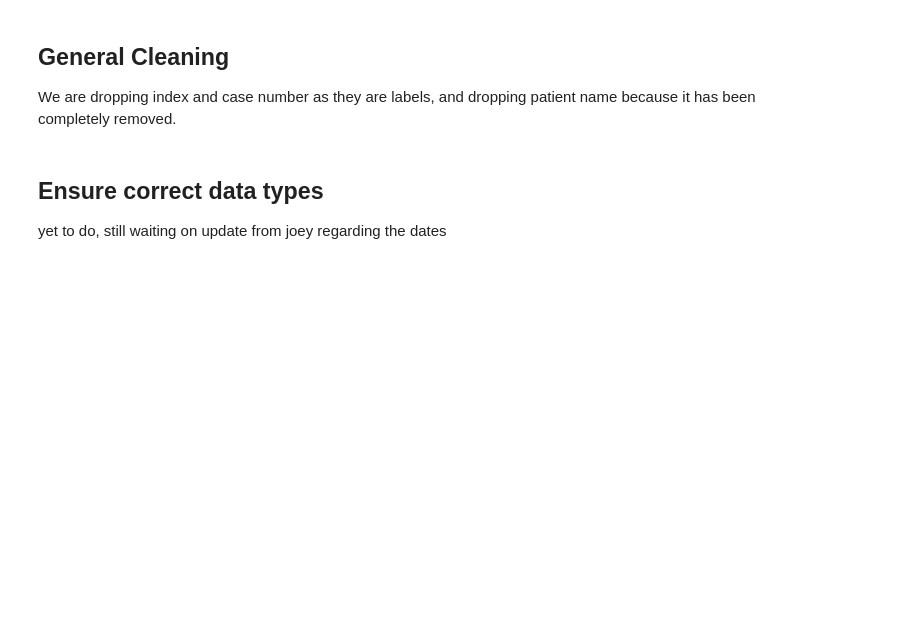
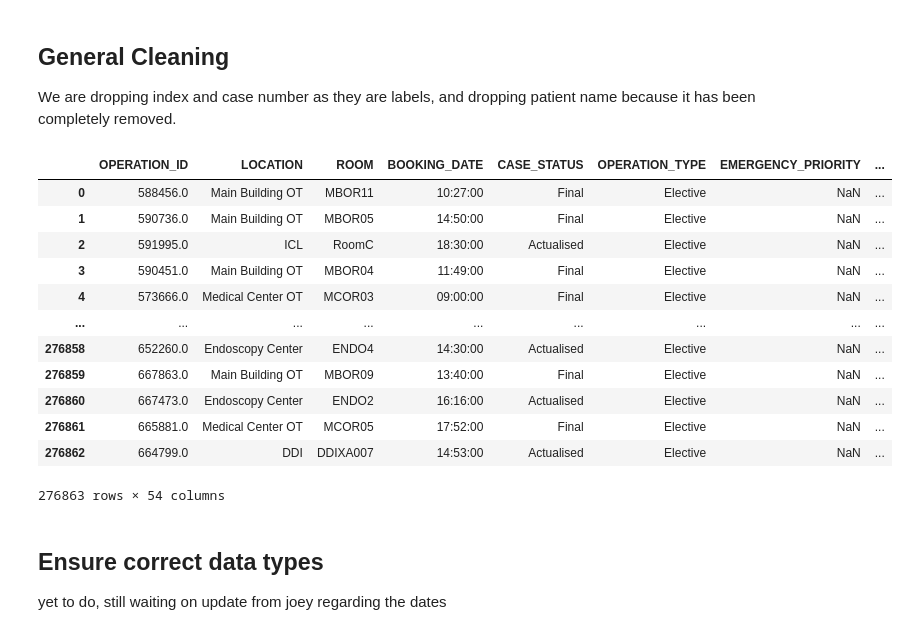
Before and after one commit to joshhlim/BT4103-OPTIC, a Jupyter notebook: data-cleaning-2-copy.ipynb, the cells around one changed output. Saved outputs shown, nothing was run; the diff lists cells and outputs as text; code cells hidden in the pictures; blank space fills up the shorter version.

Commit message:
data cleaning 17 sep

```diff
--- a/data-cleaning-2-copy.ipynb
+++ b/data-cleaning-2-copy.ipynb
@@ -16,8 +14,10 @@ import unicodedata
 ### Importing dataset
 Add filepath below
 # %%
-data = pd.read_excel("oots-cleaned-unlocked.xlsx")
-data.head()
+data = pd.read_excel("oots-cleaned2.xlsx")
+data
+
+validation_data = pd.read_excel("oots-cleaned-unlocked.xlsx")
 # %% [markdown]
 ## Define Helper Functions
 Here are the helper functions that I have created for easier readability in the actual code below.
@@ -161,10 +161,24 @@ def clean_equipment( #EQUIPMENT cleaning
 ## General Cleaning
 We are dropping index and case number as they are labels, and dropping patient name because it has been completely removed.
 # %%
-data = data.drop(columns="INDEX")
+data = data.drop(data.columns[0], axis=1) # drop INDEX
 data = data.drop(columns="PATIENT_NAME")
 data = data.drop(columns="CASE_NUMBER")
-data.head()
+data
+# %% [output]
+|  | OPERATION_ID | LOCATION | ROOM | BOOKING_DATE | CASE_STATUS | OPERATION_TYPE | EMERGENCY_PRIORITY | ... |
+| 0 | 588456.0 | Main Building OT | MBOR11 | 10:27:00 | Final | Elective | NaN | ... |
+| 1 | 590736.0 | Main Building OT | MBOR05 | 14:50:00 | Final | Elective | NaN | ... |
+| 2 | 591995.0 | ICL | RoomC | 18:30:00 | Actualised | Elective | NaN | ... |
+| 3 | 590451.0 | Main Building OT | MBOR04 | 11:49:00 | Final | Elective | NaN | ... |
+| 4 | 573666.0 | Medical Center OT | MCOR03 | 09:00:00 | Final | Elective | NaN | ... |
+| ... | ... | ... | ... | ... | ... | ... | ... | ... |
+| 276858 | 652260.0 | Endoscopy Center | ENDO4 | 14:30:00 | Actualised | Elective | NaN | ... |
+| 276859 | 667863.0 | Main Building OT | MBOR09 | 13:40:00 | Final | Elective | NaN | ... |
+| 276860 | 667473.0 | Endoscopy Center | ENDO2 | 16:16:00 | Actualised | Elective | NaN | ... |
+| 276861 | 665881.0 | Medical Center OT | MCOR05 | 17:52:00 | Final | Elective | NaN | ... |
+| 276862 | 664799.0 | DDI | DDIXA007 | 14:53:00 | Actualised | Elective | NaN | ... |
+276863 rows × 54 columns
 # %% [markdown]
 ## Ensure correct data types
 yet to do, still waiting on update from joey regarding the dates
```
Also changed, not shown: parts of 67 cells of this notebook.
